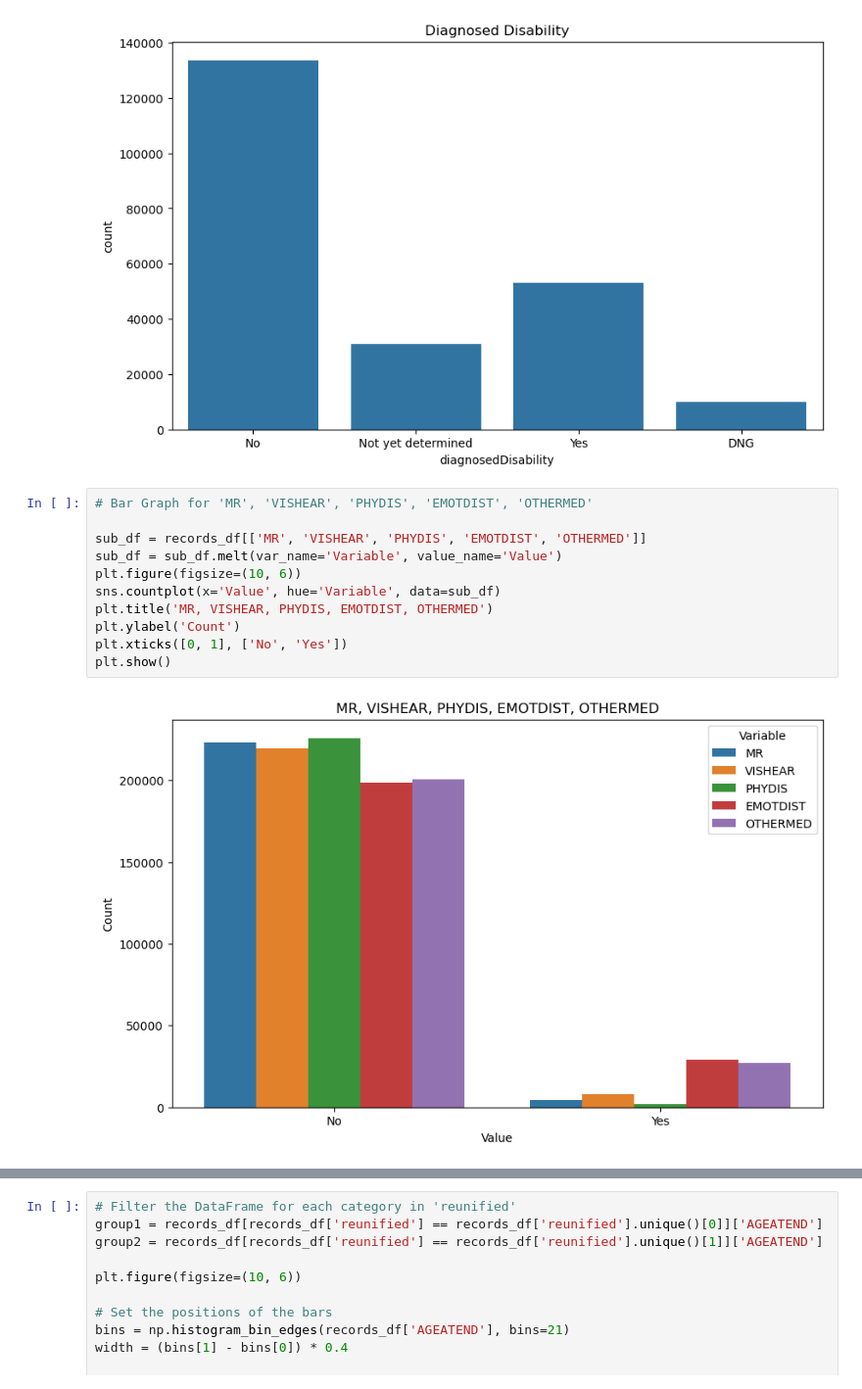
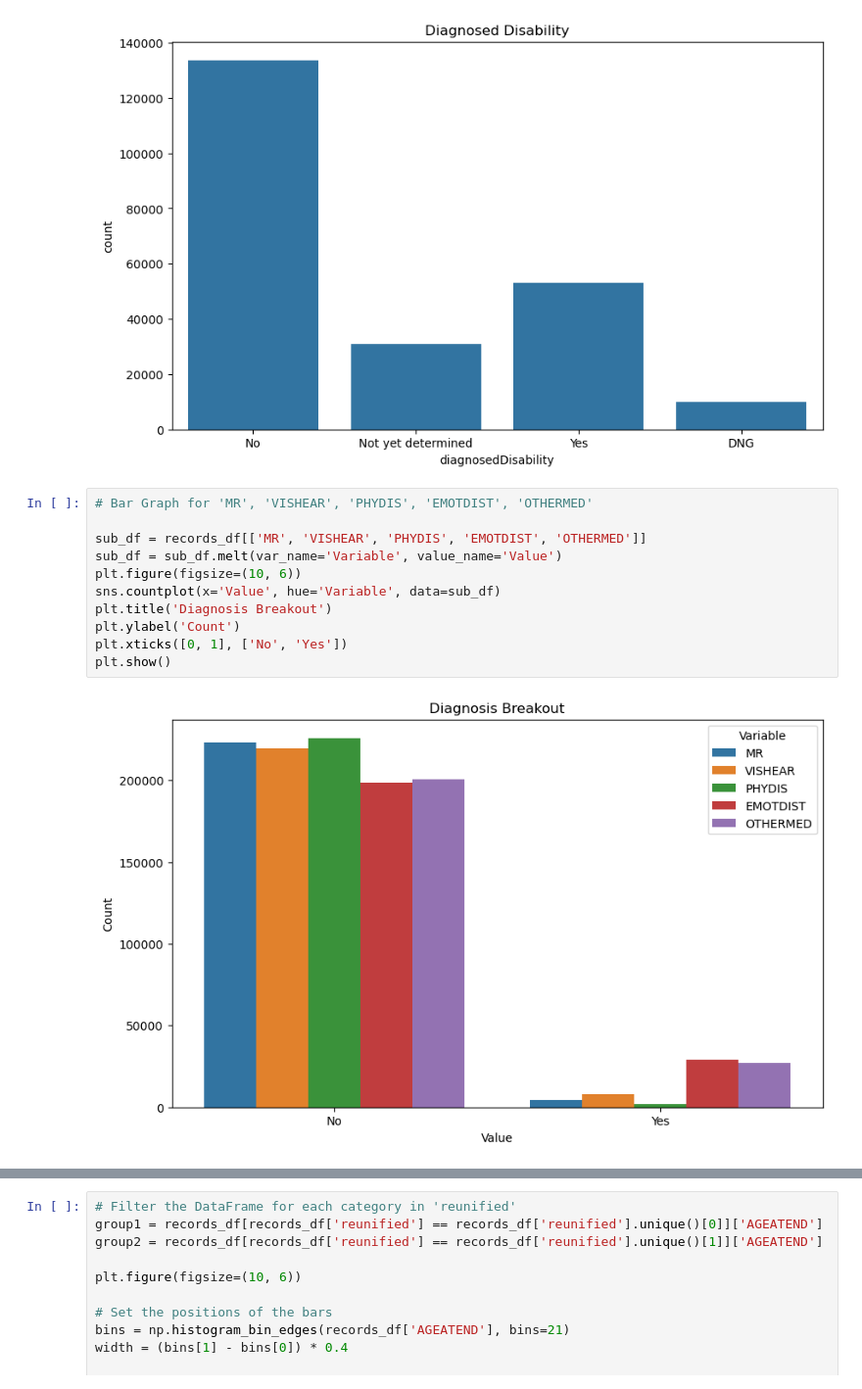
Before and after one commit to sophie2chance2/foster_care_analysis, a Jupyter notebook: working.ipynb, the cells around one changed output, grey strips where cells are left out. Shown at 98% size. Saved outputs shown, nothing was run; the diff lists cells and outputs as text.

```diff
--- a/working.ipynb
+++ b/working.ipynb
@@ -177,13 +178,13 @@ plt.show()
 # %%
 # Bar Graph for 'MR', 'VISHEAR', 'PHYDIS', 'EMOTDIST', 'OTHERMED'
 
 sub_df = records_df[['MR', 'VISHEAR', 'PHYDIS', 'EMOTDIST', 'OTHERMED']]
 sub_df = sub_df.melt(var_name='Variable', value_name='Value')
 plt.figure(figsize=(10, 6))
 sns.countplot(x='Value', hue='Variable', data=sub_df)
-plt.title('MR, VISHEAR, PHYDIS, EMOTDIST, OTHERMED')
+plt.title('Diagnosis Breakout')
 plt.ylabel('Count')
 plt.xticks([0, 1], ['No', 'Yes'])
 plt.show()
 # %% [output]
-[figure, old version]
+[figure, new version]
```
Also changed, not shown: parts of 4 cells of this notebook.
